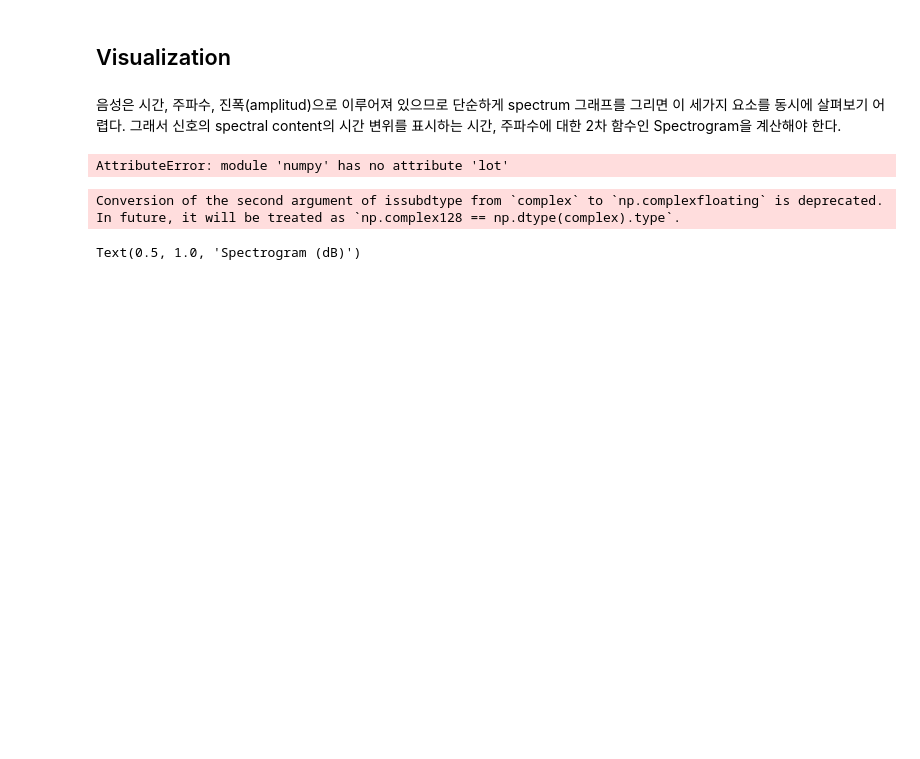
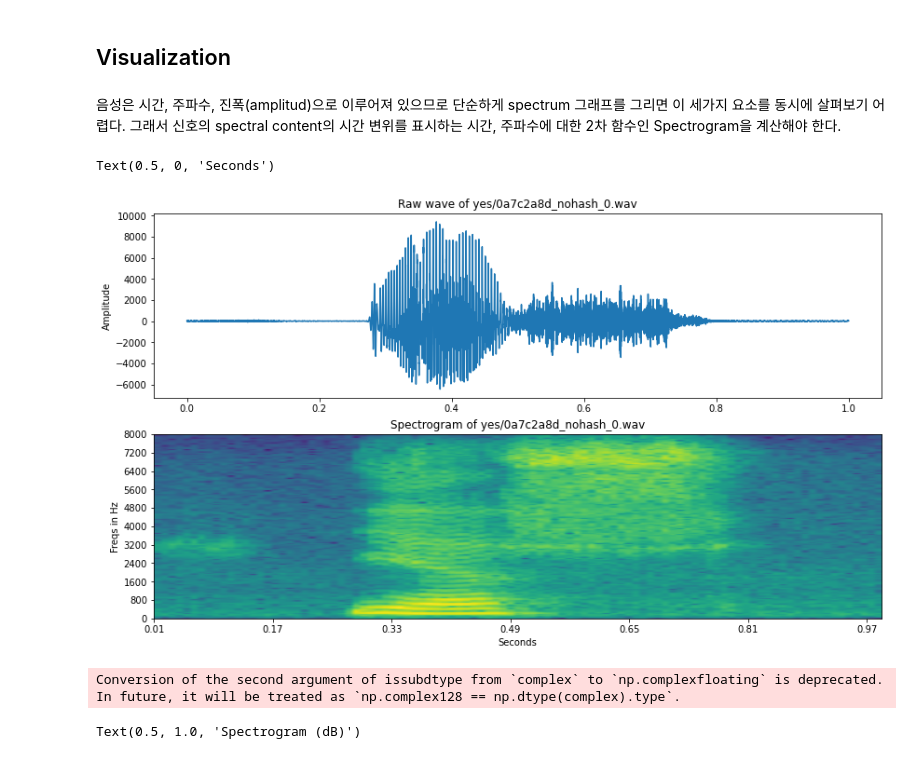
Before and after one commit to jyshin0926/Noise-Reduction, a Jupyter notebook: Speech Data Analysis.ipynb, the cells around one changed output. Cells and saved outputs as stored; diff of their text form; code cells hidden in the pictures; blank space fills up the shorter version.

Commit message:
plotting

```diff
--- a/Speech Data Analysis.ipynb
+++ b/Speech Data Analysis.ipynb
@@ -59,26 +59,27 @@ def log_specgram(audio, sample_rate, window_size=20, step_size=10, eps=1e-10):
     freqs, times, spec = signal.spectrogram(audio, fs=sample_rate,
                                            window='hann',nperseg=nperseg,
                                            noverlap=noverlap, detrend=False)
-    return freqs, times, np.lot(spec.T.astype(np.float32) + eps)
+    return freqs, times, np.log(spec.T.astype(np.float32) + eps)
 # %%
 # Amplitude, Spectrogram plot
 freqs, times, spectrogram = log_specgram(samples, sample_rate)
 fig = plt.figure(figsize=(14,8))
 ax1 = fig.add_subplot(211)
 ax1.set_title('Raw wave of ' + filename)
 ax1.set_ylabel('Amplitude')
 ax1.plot(np.linspace(0,sample_rate/len(samples),sample_rate),samples)
 
-ax2 = fig.add_subplots(212)
+ax2 = fig.add_subplot(212)
 ax2.imshow(spectrogram.T, aspect='auto', origin='lower',
-          extent=[times.mn(),times.max(),freqs.min(),freqs.max()])
+          extent=[times.min(),times.max(),freqs.min(),freqs.max()])
 ax2.set_yticks(freqs[::16])
 ax2.set_xticks(times[::16])
 ax2.set_title('Spectrogram of ' + filename)
 ax2.set_ylabel('Freqs in Hz')
 ax2.set_xlabel('Seconds')
 # %% [output]
-AttributeError: module 'numpy' has no attribute 'lot'
+Text(0.5, 0, 'Seconds')
+[figure, added]
 # %%
 import numpy as np
 import librosa
```
